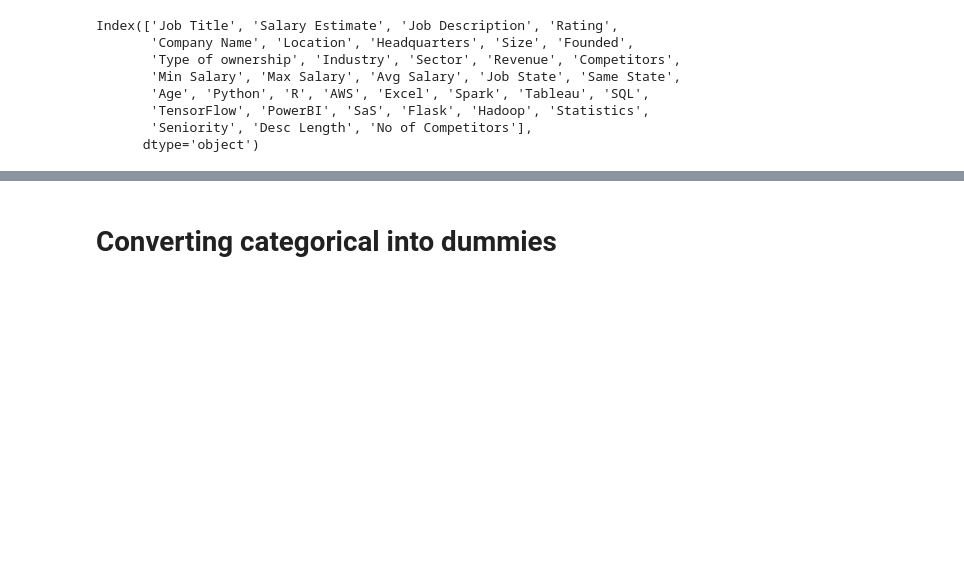
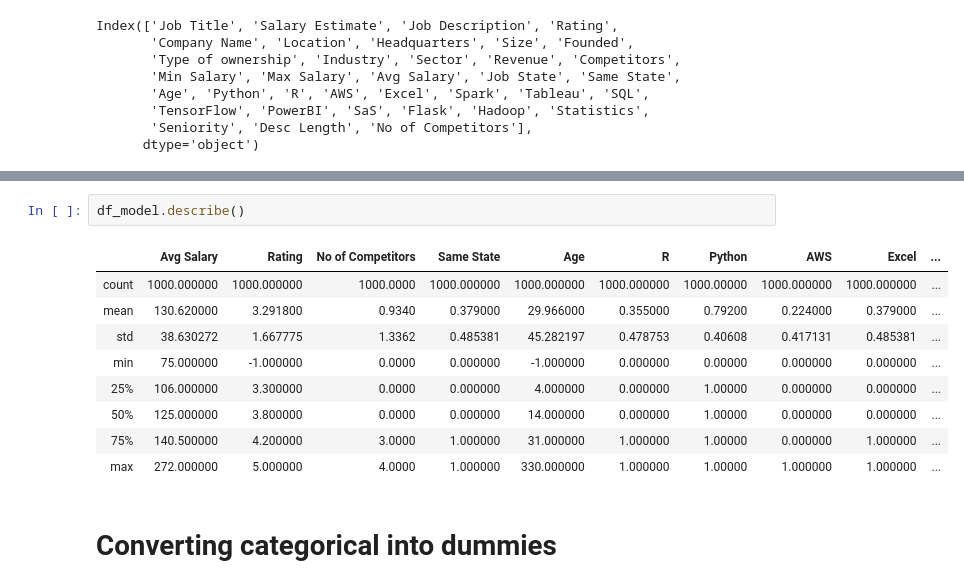
Before and after one commit to nanthasnk/Glassdoor-Jobs-Salary-Prediction, a Jupyter notebook: Model Building.ipynb, the cells around one changed output, grey strips where cells are left out. Saved outputs shown, nothing was run; the diff lists cells and outputs as text; blank space fills up the shorter version.

```diff
--- a/Model Building.ipynb
+++ b/Model Building.ipynb
@@ -44,3 +44,15 @@ df_model.head()
+# %%
+df_model.describe()
+# %% [output]
+|  | Avg Salary | Rating | No of Competitors | Same State | Age | R | Python | AWS | Excel | ... |
+| count | 1000.000000 | 1000.000000 | 1000.0000 | 1000.000000 | 1000.000000 | 1000.000000 | 1000.00000 | 1000.000000 | 1000.000000 | ... |
+| mean | 130.620000 | 3.291800 | 0.9340 | 0.379000 | 29.966000 | 0.355000 | 0.79200 | 0.224000 | 0.379000 | ... |
+| std | 38.630272 | 1.667775 | 1.3362 | 0.485381 | 45.282197 | 0.478753 | 0.40608 | 0.417131 | 0.485381 | ... |
+| min | 75.000000 | -1.000000 | 0.0000 | 0.000000 | -1.000000 | 0.000000 | 0.00000 | 0.000000 | 0.000000 | ... |
+| 25% | 106.000000 | 3.300000 | 0.0000 | 0.000000 | 4.000000 | 0.000000 | 1.00000 | 0.000000 | 0.000000 | ... |
+| 50% | 125.000000 | 3.800000 | 0.0000 | 0.000000 | 14.000000 | 0.000000 | 1.00000 | 0.000000 | 0.000000 | ... |
+| 75% | 140.500000 | 4.200000 | 3.0000 | 1.000000 | 31.000000 | 1.000000 | 1.00000 | 0.000000 | 1.000000 | ... |
+| max | 272.000000 | 5.000000 | 4.0000 | 1.000000 | 330.000000 | 1.000000 | 1.00000 | 1.000000 | 1.000000 | ... |
 # %% [markdown]
 # Converting categorical into dummies
 # %%
```
Also changed, not shown: parts of 18 cells of this notebook, 5 other files.
